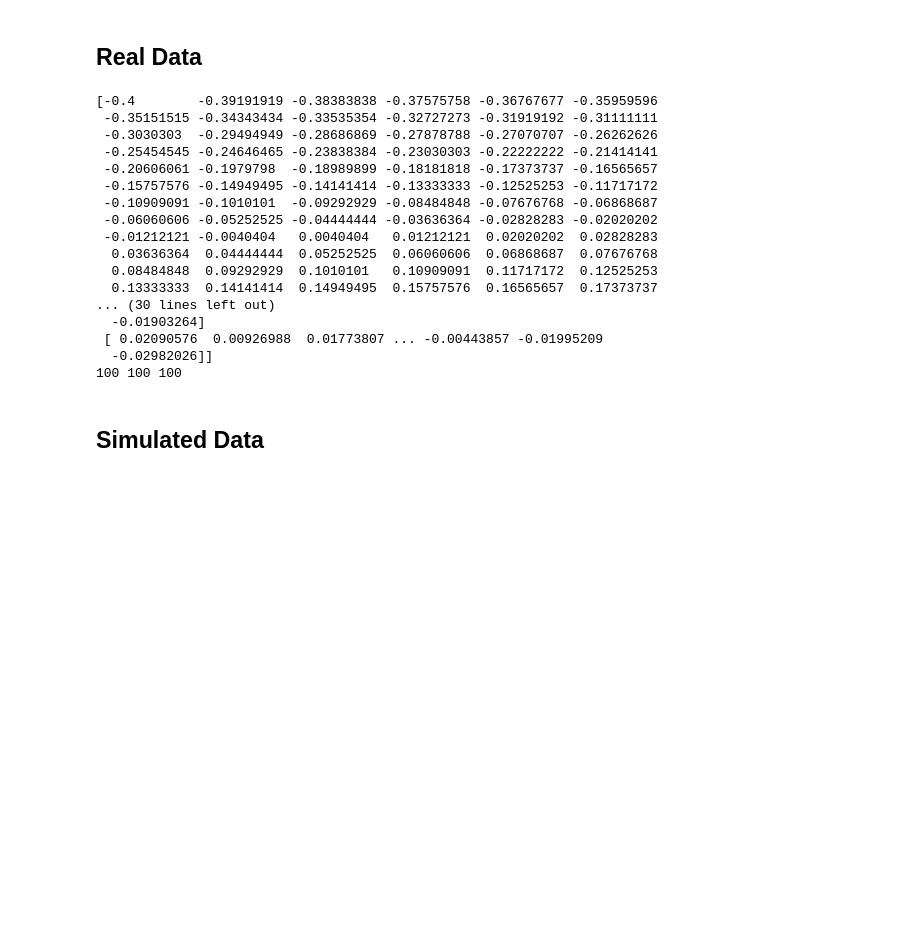
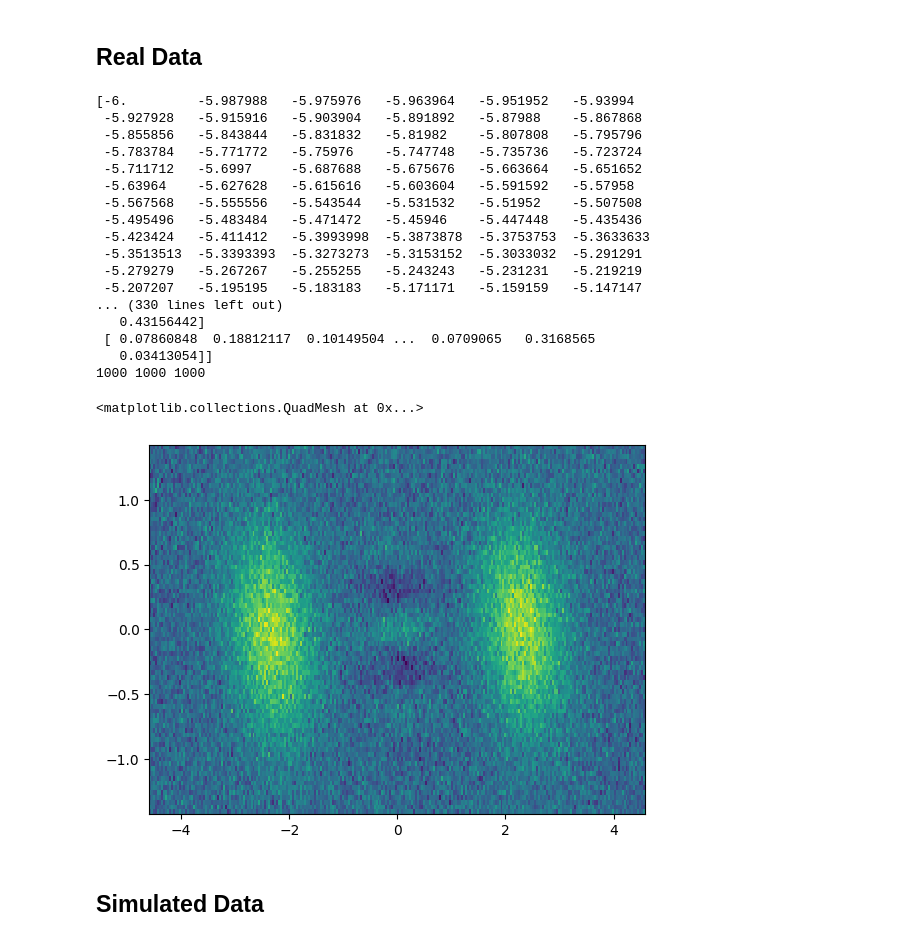
Before and after one commit to ivennm/Alice-Bob, a Jupyter notebook: something.ipynb, the cells around one changed output. Cells and saved outputs as stored; diff of their text form; code cells hidden in the pictures; blank space fills up the shorter version.

```diff
--- a/something.ipynb
+++ b/something.ipynb
@@ -47,7 +47,7 @@ def compute_model_wigner(rho, E_alpha):
 # %% [markdown]
 ## Real Data
 # %%
-file_path = "data/wigner_fock_zero.pickle"  # Update this if needed
+file_path = "noisy_wigner_14.pickle"  # Update this if needed
 with open(file_path, "rb") as f:
     data = pickle.load(f)
 
@@ -57,23 +57,29 @@ W = data[2]  # 2D array for Wigner function values
 print(x,y,W)
 print(len(x),len(y),len(W))
 # %% [output]
-[-0.4        -0.39191919 -0.38383838 -0.37575758 -0.36767677 -0.35959596
- -0.35151515 -0.34343434 -0.33535354 -0.32727273 -0.31919192 -0.31111111
- -0.3030303  -0.29494949 -0.28686869 -0.27878788 -0.27070707 -0.26262626
- -0.25454545 -0.24646465 -0.23838384 -0.23030303 -0.22222222 -0.21414141
- -0.20606061 -0.1979798  -0.18989899 -0.18181818 -0.17373737 -0.16565657
- -0.15757576 -0.14949495 -0.14141414 -0.13333333 -0.12525253 -0.11717172
- -0.10909091 -0.1010101  -0.09292929 -0.08484848 -0.07676768 -0.06868687
- -0.06060606 -0.05252525 -0.04444444 -0.03636364 -0.02828283 -0.02020202
- -0.01212121 -0.0040404   0.0040404   0.01212121  0.02020202  0.02828283
-  0.03636364  0.04444444  0.05252525  0.06060606  0.06868687  0.07676768
-  0.08484848  0.09292929  0.1010101   0.10909091  0.11717172  0.12525253
-  0.13333333  0.14141414  0.14949495  0.15757576  0.16565657  0.17373737
-... (30 lines left out)
-  -0.01903264]
- [ 0.02090576  0.00926988  0.01773807 ... -0.00443857 -0.01995209
-  -0.02982026]]
-100 100 100
+[-6.         -5.987988   -5.975976   -5.963964   -5.951952   -5.93994
+ -5.927928   -5.915916   -5.903904   -5.891892   -5.87988    -5.867868
+ -5.855856   -5.843844   -5.831832   -5.81982    -5.807808   -5.795796
+ -5.783784   -5.771772   -5.75976    -5.747748   -5.735736   -5.723724
+ -5.711712   -5.6997     -5.687688   -5.675676   -5.663664   -5.651652
+ -5.63964    -5.627628   -5.615616   -5.603604   -5.591592   -5.57958
+ -5.567568   -5.555556   -5.543544   -5.531532   -5.51952    -5.507508
+ -5.495496   -5.483484   -5.471472   -5.45946    -5.447448   -5.435436
+ -5.423424   -5.411412   -5.3993998  -5.3873878  -5.3753753  -5.3633633
+ -5.3513513  -5.3393393  -5.3273273  -5.3153152  -5.3033032  -5.291291
+ -5.279279   -5.267267   -5.255255   -5.243243   -5.231231   -5.219219
+ -5.207207   -5.195195   -5.183183   -5.171171   -5.159159   -5.147147
+... (330 lines left out)
+   0.43156442]
+ [ 0.07860848  0.18812117  0.10149504 ...  0.0709065   0.3168565
+   0.03413054]]
+1000 1000 1000
+# %%
+mgrid = np.meshgrid(x,y)
+plt.pcolormesh(mgrid[0], mgrid[1], W.T)
+# %% [output]
+<matplotlib.collections.QuadMesh at 0x...>
+[figure, added]
 # %% [markdown]
 ## Simulated Data
 # %% [markdown]
```
Also changed, not shown: parts of 1 cell of this notebook, 15 other files.
